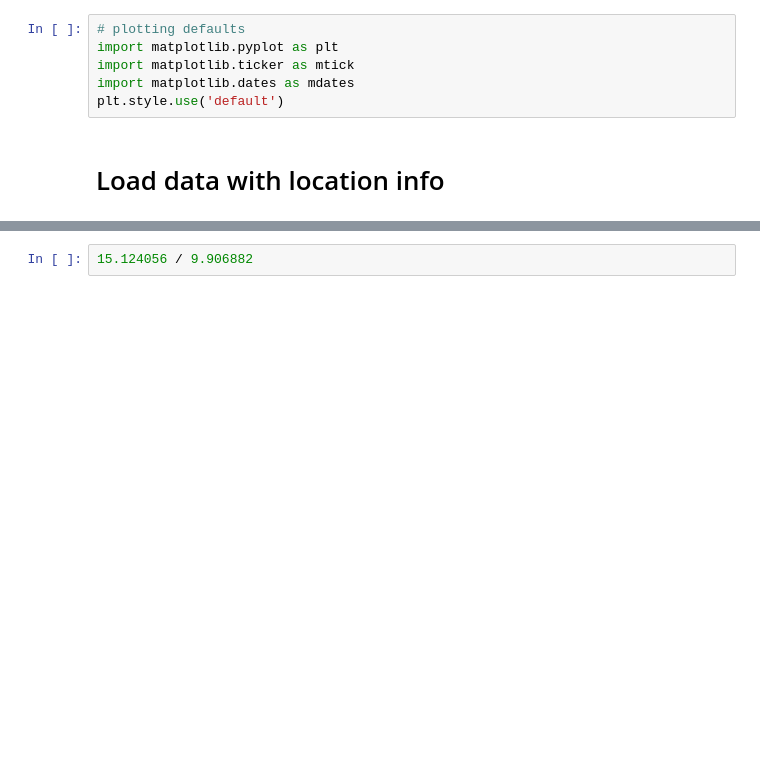
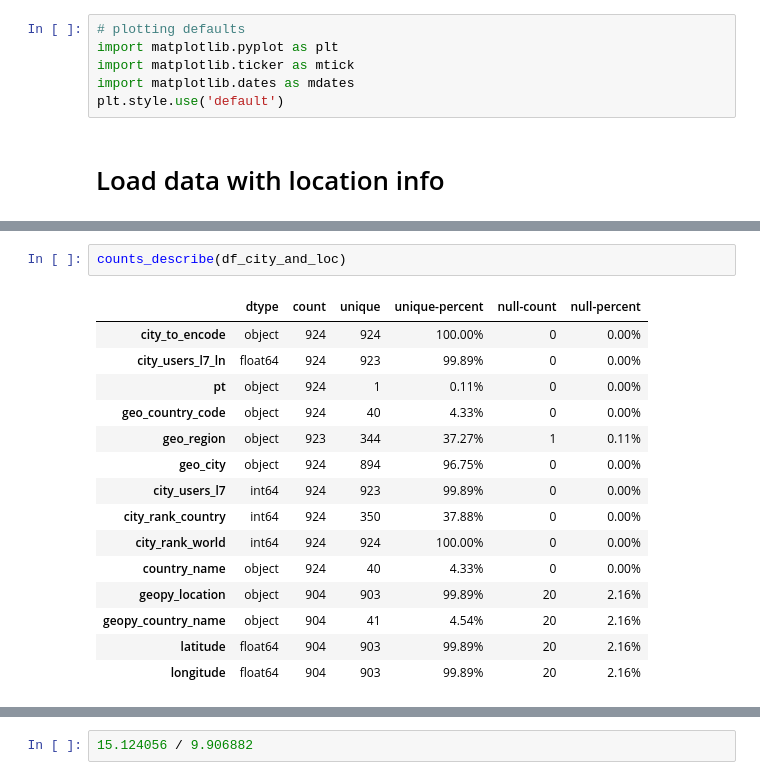
Before and after one commit to nazanin-zinouri/subclu, a Jupyter notebook: notebooks/city_local/djb_02.00-create_base_map_for_city_local_mvp.ipynb, the cells around one changed output, grey strips where cells are left out. Saved outputs shown, nothing was run; the diff lists cells and outputs as text; blank space fills up the shorter version.

```diff
--- a/notebooks/city_local/djb_02.00-create_base_map_for_city_local_mvp.ipynb
+++ b/notebooks/city_local/djb_02.00-create_base_map_for_city_local_mvp.ipynb
@@ -80,3 +80,21 @@ df_city_and_loc_test.head()
 | 2 | New York, NY United States | 14.723372 | 2023-03-01 | US | NY | New York | 2479005 | ... |
 | 3 | Chicago, IL United States | 14.617279 | 2023-03-01 | US | IL | Chicago | 2229471 | ... |
 | 4 | Sydney, NSW Australia | 14.560106 | 2023-03-01 | AU | NSW | Sydney | 2105579 | ... |
+# %%
+counts_describe(df_city_and_loc)
+# %% [output]
+|  | dtype | count | unique | unique-percent | null-count | null-percent |
+| city_to_encode | object | 924 | 924 | 100.00% | 0 | 0.00% |
+| city_users_l7_ln | float64 | 924 | 923 | 99.89% | 0 | 0.00% |
+| pt | object | 924 | 1 | 0.11% | 0 | 0.00% |
+| geo_country_code | object | 924 | 40 | 4.33% | 0 | 0.00% |
+| geo_region | object | 923 | 344 | 37.27% | 1 | 0.11% |
+| geo_city | object | 924 | 894 | 96.75% | 0 | 0.00% |
+| city_users_l7 | int64 | 924 | 923 | 99.89% | 0 | 0.00% |
+| city_rank_country | int64 | 924 | 350 | 37.88% | 0 | 0.00% |
+| city_rank_world | int64 | 924 | 924 | 100.00% | 0 | 0.00% |
+| country_name | object | 924 | 40 | 4.33% | 0 | 0.00% |
+| geopy_location | object | 904 | 903 | 99.89% | 20 | 2.16% |
+| geopy_country_name | object | 904 | 41 | 4.54% | 20 | 2.16% |
+| latitude | float64 | 904 | 903 | 99.89% | 20 | 2.16% |
+| longitude | float64 | 904 | 903 | 99.89% | 20 | 2.16% |
```
Also changed, not shown: parts of 16 cells of this notebook, 2 other files.
